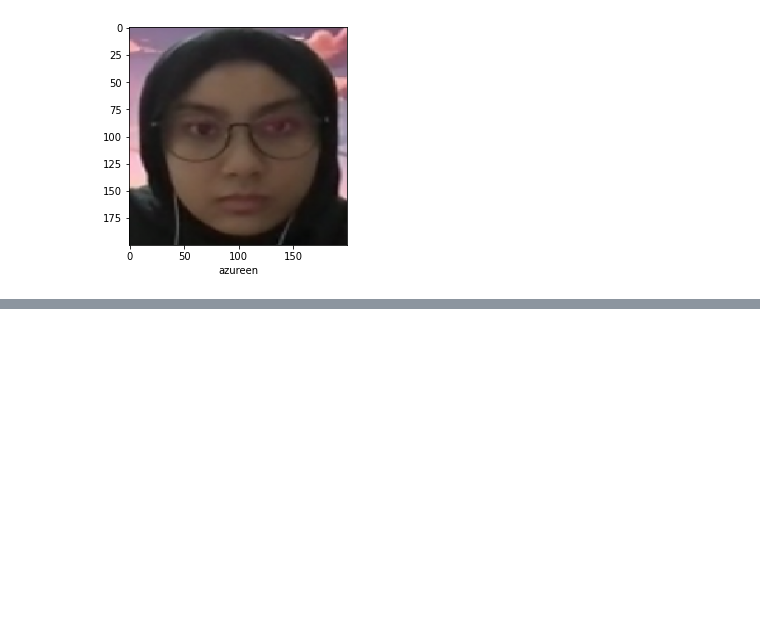
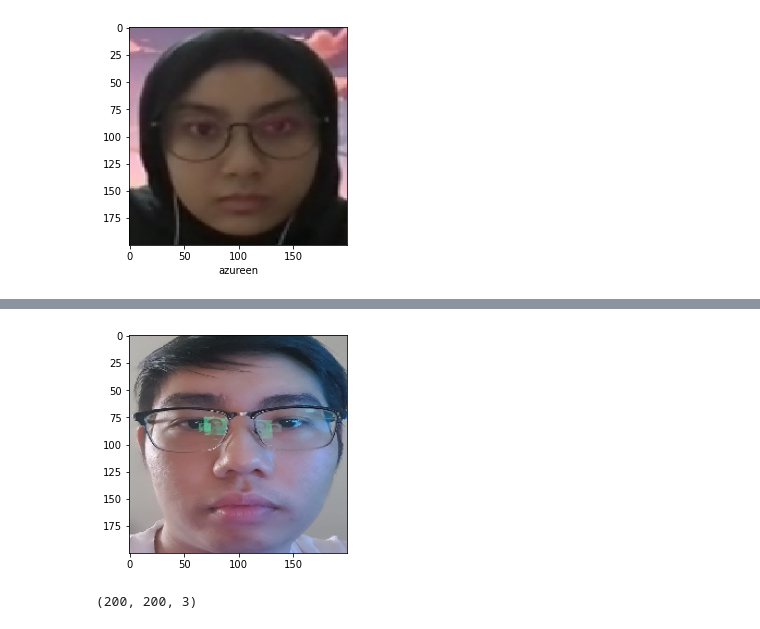
Before and after one commit to GavinK-ai/cv, a Jupyter notebook: gavPrj/a27_test.ipynb, the cells around one changed output, grey strips where cells are left out. Cells and saved outputs as stored; diff of their text form; code cells hidden in the pictures; blank space fills up the shorter version.

```diff
--- a/gavPrj/a27_test.ipynb
+++ b/gavPrj/a27_test.ipynb
@@ -272,0 +288,8 @@ for i in range(len(newPredictions[0])):
+# %%
+test_data = cv.resize(test_data, [200,200], interpolation=cv.INTER_NEAREST)
+plt.imshow(test_data[:,:,::-1])
+plt.show()
+print(test_data.shape)
+# %% [output]
+[figure, added]
+(200, 200, 3)
```
Also changed, not shown: parts of 7 cells of this notebook, 6 other files.
